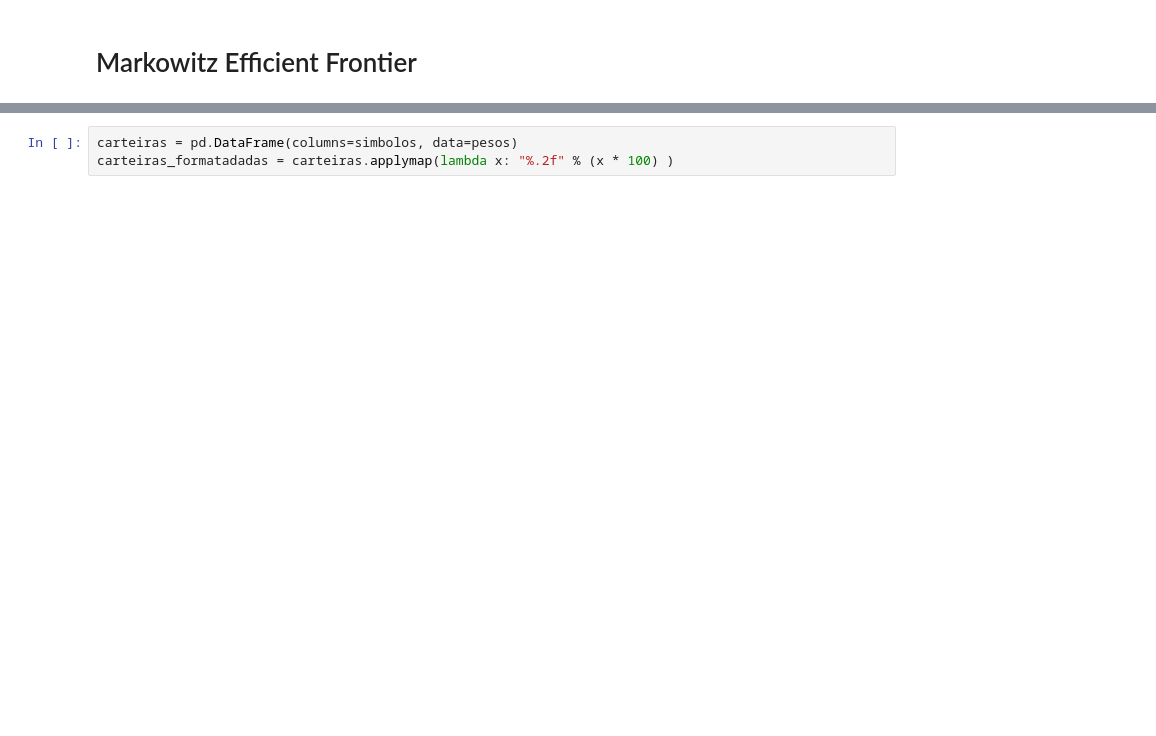
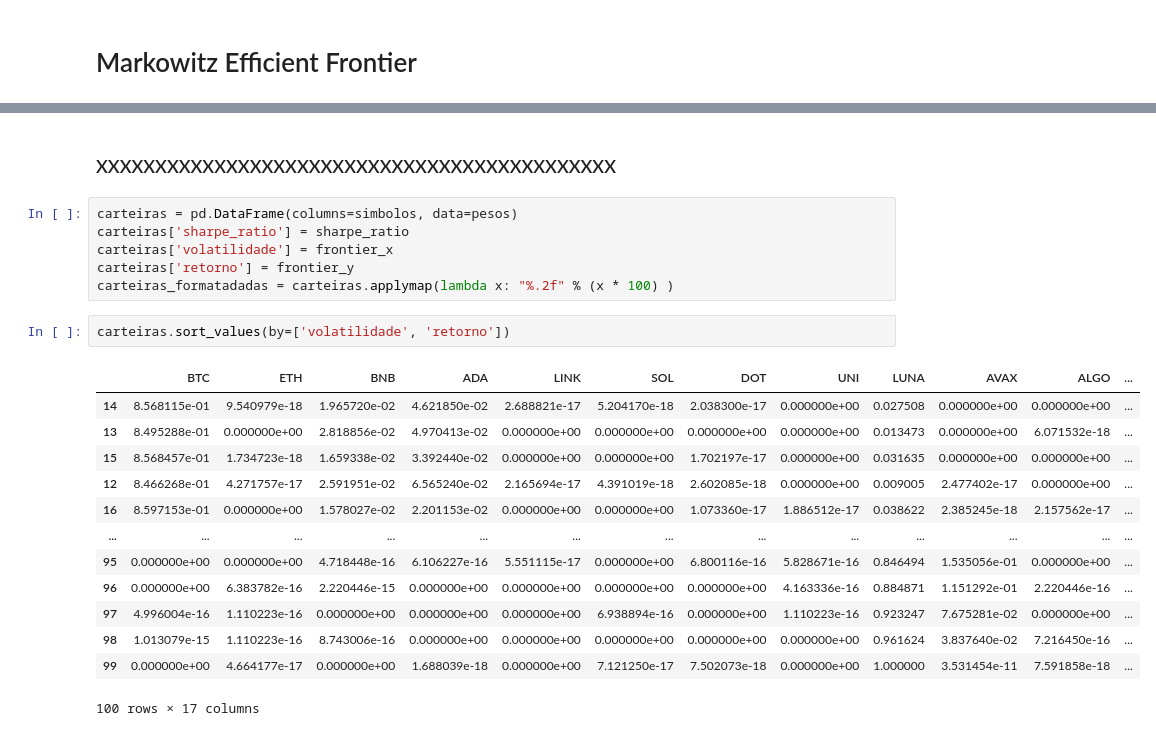
Before and after one commit to lamartinet/cripto, a Jupyter notebook: portfolio/src/otimizacao_carteiras.ipynb, the cells around one changed output, grey strips where cells are left out. Saved outputs shown, nothing was run; the diff lists cells and outputs as text; blank space fills up the shorter version.

```diff
--- a/portfolio/src/otimizacao_carteiras.ipynb
+++ b/portfolio/src/otimizacao_carteiras.ipynb
@@ -128,6 +140,27 @@ plt.show()
+# %% [markdown]
+### XXXXXXXXXXXXXXXXXXXXXXXXXXXXXXXXXXXXXXXXXXXX
 # %%
 carteiras = pd.DataFrame(columns=simbolos, data=pesos)
+carteiras['sharpe_ratio'] = sharpe_ratio
+carteiras['volatilidade'] = frontier_x
+carteiras['retorno'] = frontier_y
 carteiras_formatadadas = carteiras.applymap(lambda x: "%.2f" % (x * 100) )
+# %%
+carteiras.sort_values(by=['volatilidade', 'retorno'])
+# %% [output]
+|  | BTC | ETH | BNB | ADA | LINK | SOL | DOT | UNI | LUNA | AVAX | ALGO | ... |
+| 14 | 8.568115e-01 | 9.540979e-18 | 1.965720e-02 | 4.621850e-02 | 2.688821e-17 | 5.204170e-18 | 2.038300e-17 | 0.000000e+00 | 0.027508 | 0.000000e+00 | 0.000000e+00 | ... |
+| 13 | 8.495288e-01 | 0.000000e+00 | 2.818856e-02 | 4.970413e-02 | 0.000000e+00 | 0.000000e+00 | 0.000000e+00 | 0.000000e+00 | 0.013473 | 0.000000e+00 | 6.071532e-18 | ... |
+| 15 | 8.568457e-01 | 1.734723e-18 | 1.659338e-02 | 3.392440e-02 | 0.000000e+00 | 0.000000e+00 | 1.702197e-17 | 0.000000e+00 | 0.031635 | 0.000000e+00 | 0.000000e+00 | ... |
+| 12 | 8.466268e-01 | 4.271757e-17 | 2.591951e-02 | 6.565240e-02 | 2.165694e-17 | 4.391019e-18 | 2.602085e-18 | 0.000000e+00 | 0.009005 | 2.477402e-17 | 0.000000e+00 | ... |
+| 16 | 8.597153e-01 | 0.000000e+00 | 1.578027e-02 | 2.201153e-02 | 0.000000e+00 | 0.000000e+00 | 1.073360e-17 | 1.886512e-17 | 0.038622 | 2.385245e-18 | 2.157562e-17 | ... |
+| ... | ... | ... | ... | ... | ... | ... | ... | ... | ... | ... | ... | ... |
+| 95 | 0.000000e+00 | 0.000000e+00 | 4.718448e-16 | 6.106227e-16 | 5.551115e-17 | 0.000000e+00 | 6.800116e-16 | 5.828671e-16 | 0.846494 | 1.535056e-01 | 0.000000e+00 | ... |
+| 96 | 0.000000e+00 | 6.383782e-16 | 2.220446e-15 | 0.000000e+00 | 0.000000e+00 | 0.000000e+00 | 0.000000e+00 | 4.163336e-16 | 0.884871 | 1.151292e-01 | 2.220446e-16 | ... |
+| 97 | 4.996004e-16 | 1.110223e-16 | 0.000000e+00 | 0.000000e+00 | 0.000000e+00 | 6.938894e-16 | 0.000000e+00 | 1.110223e-16 | 0.923247 | 7.675281e-02 | 0.000000e+00 | ... |
+| 98 | 1.013079e-15 | 1.110223e-16 | 8.743006e-16 | 0.000000e+00 | 0.000000e+00 | 0.000000e+00 | 0.000000e+00 | 0.000000e+00 | 0.961624 | 3.837640e-02 | 7.216450e-16 | ... |
+| 99 | 0.000000e+00 | 4.664177e-17 | 0.000000e+00 | 1.688039e-18 | 0.000000e+00 | 7.121250e-17 | 7.502073e-18 | 0.000000e+00 | 1.000000 | 3.531454e-11 | 7.591858e-18 | ... |
+100 rows × 17 columns
 # %%
 pd.set_option('display.max_rows', None)
 print(carteiras_formatadadas)
```
Also changed, not shown: parts of 21 cells of this notebook, 9 other files.
